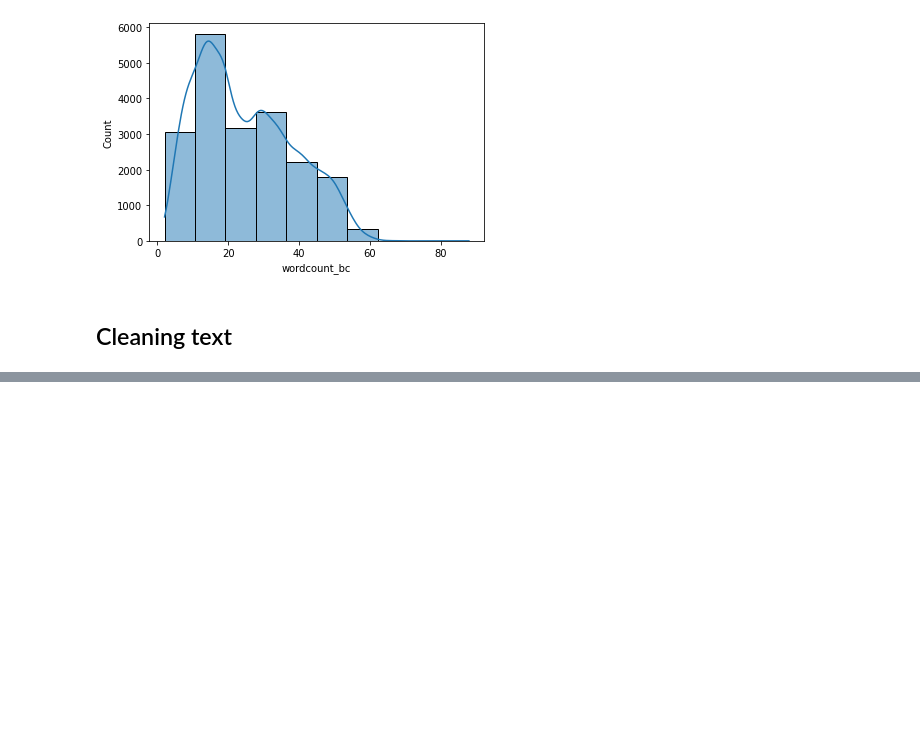
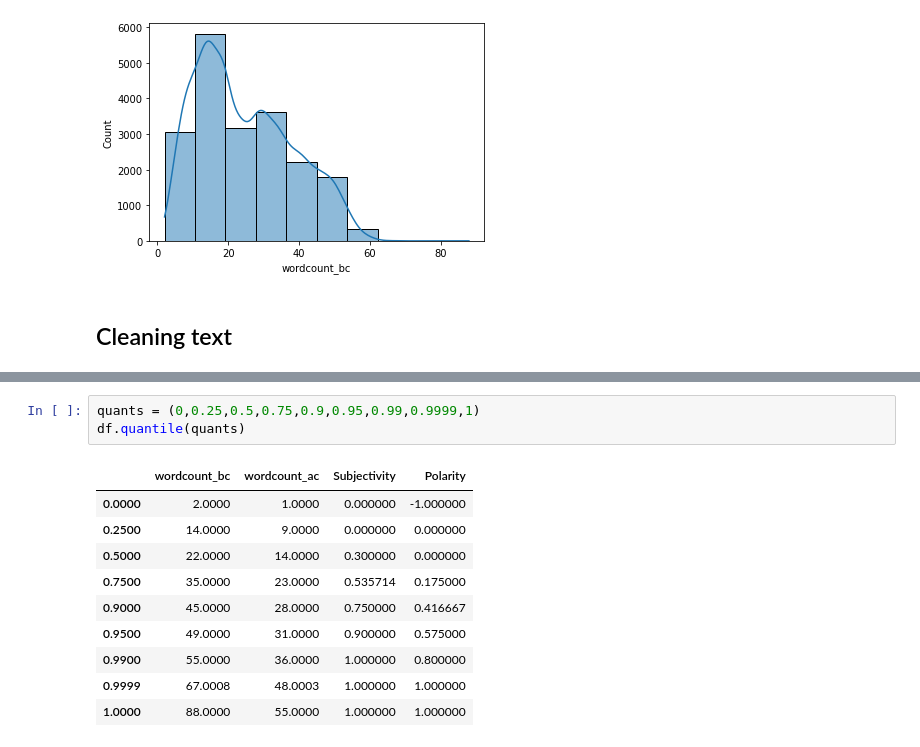
Before and after one commit to YigitAgalar/twitter-scraping-preprocessing, a Jupyter notebook: TweetPreProcessing.ipynb, the cells around one changed output, grey strips where cells are left out. Saved outputs shown, nothing was run; the diff lists cells and outputs as text; blank space fills up the shorter version.

```diff
--- a/TweetPreProcessing.ipynb
+++ b/TweetPreProcessing.ipynb
@@ -176,0 +219,14 @@ plt.show()
+# %%
+quants = (0,0.25,0.5,0.75,0.9,0.95,0.99,0.9999,1)
+df.quantile(quants)
+# %% [output]
+|  | wordcount_bc | wordcount_ac | Subjectivity | Polarity |
+| 0.0000 | 2.0000 | 1.0000 | 0.000000 | -1.000000 |
+| 0.2500 | 14.0000 | 9.0000 | 0.000000 | 0.000000 |
+| 0.5000 | 22.0000 | 14.0000 | 0.300000 | 0.000000 |
+| 0.7500 | 35.0000 | 23.0000 | 0.535714 | 0.175000 |
+| 0.9000 | 45.0000 | 28.0000 | 0.750000 | 0.416667 |
+| 0.9500 | 49.0000 | 31.0000 | 0.900000 | 0.575000 |
+| 0.9900 | 55.0000 | 36.0000 | 1.000000 | 0.800000 |
+| 0.9999 | 67.0008 | 48.0003 | 1.000000 | 1.000000 |
+| 1.0000 | 88.0000 | 55.0000 | 1.000000 | 1.000000 |
```
Also changed, not shown: parts of 26 cells of this notebook.
